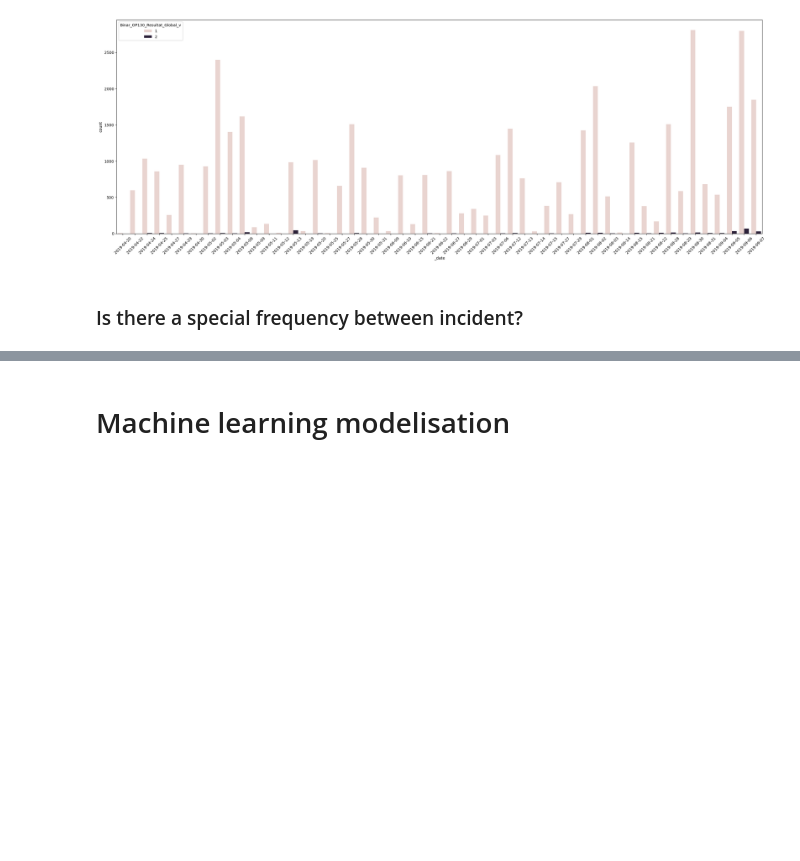
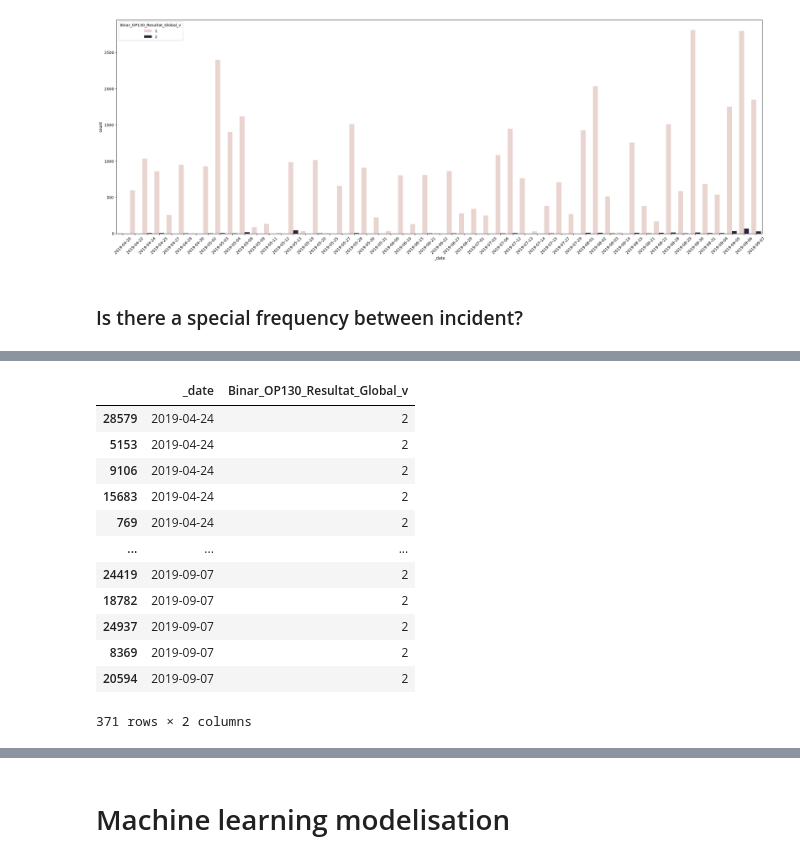
Before and after one commit to dim2s/SAFI, a Jupyter notebook: M06_VALEO_mini_project.ipynb, the cells around one changed output, grey strips where cells are left out. Saved outputs shown, nothing was run; the diff lists cells and outputs as text; code cells hidden in the pictures; blank space fills up the shorter version.

```diff
--- a/M06_VALEO_mini_project.ipynb
+++ b/M06_VALEO_mini_project.ipynb
@@ -127,0 +118,16 @@ plt.show()
+# %%
+ko_events
+# %% [output]
+|  | _date | Binar_OP130_Resultat_Global_v |
+| 28579 | 2019-04-24 | 2 |
+| 5153 | 2019-04-24 | 2 |
+| 9106 | 2019-04-24 | 2 |
+| 15683 | 2019-04-24 | 2 |
+| 769 | 2019-04-24 | 2 |
+| ... | ... | ... |
+| 24419 | 2019-09-07 | 2 |
+| 18782 | 2019-09-07 | 2 |
+| 24937 | 2019-09-07 | 2 |
+| 8369 | 2019-09-07 | 2 |
+| 20594 | 2019-09-07 | 2 |
+371 rows × 2 columns
```
Also changed, not shown: parts of 7 cells of this notebook.
